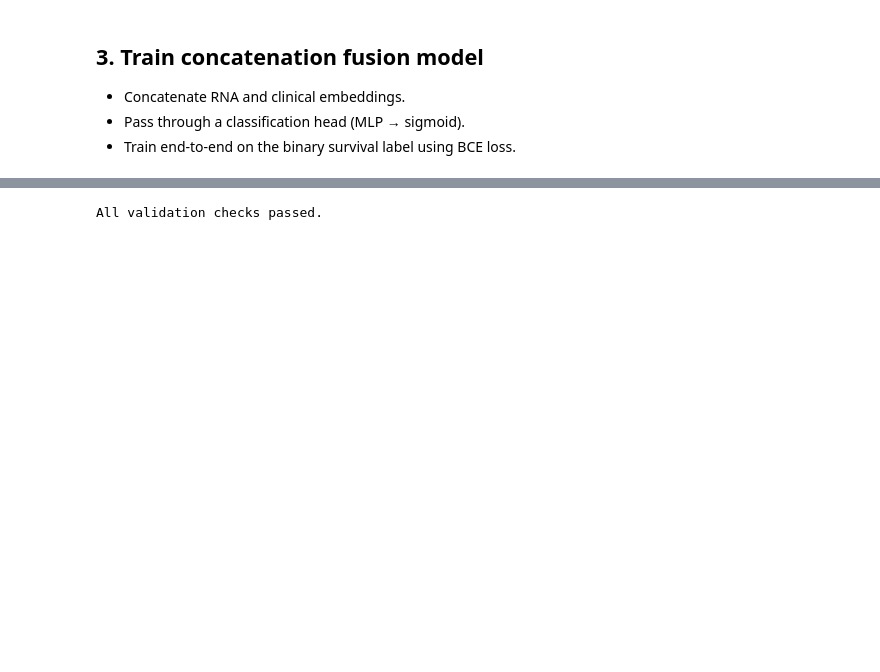
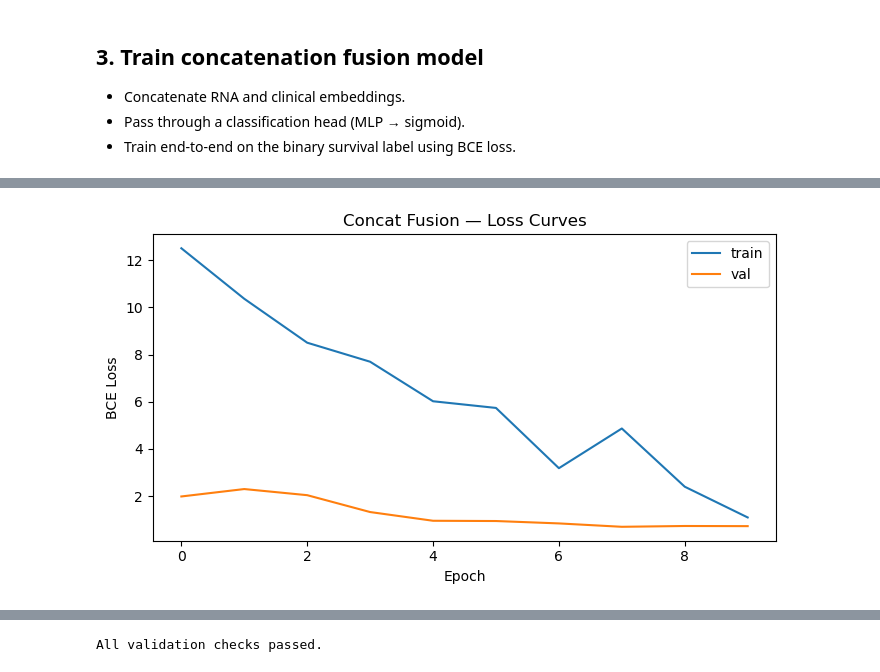
Before and after one commit to dpolioudakis/tcga-multimodal-survival, a Jupyter notebook: notebooks/08_train_multimodal.ipynb, the cells around one changed output, grey strips where cells are left out. Drawn from its saved outputs; the diff is of its cells as text; code cells hidden in the pictures; blank space fills up the shorter version.

```diff
--- a/notebooks/08_train_multimodal.ipynb
+++ b/notebooks/08_train_multimodal.ipynb
@@ -101,24 +162,14 @@ display(X_train_df.head(), X_train_df.tail())
    - Encoders are shared across both fusion models.
 # %%
 # define shared RNA and clinical encoder architectures
-import torch
-import torch.nn as nn
-
-X_clin_train_df = pd.read_parquet(assembled_dir / "train/X_clinical.parquet")
-X_rna_train_df  = pd.read_parquet(assembled_dir / "train/X_rna.parquet")
-
-n_clin_features = X_clin_train_df.shape[1]
-n_rna_features  = X_rna_train_df.shape[1]
-print(f"Clinical features: {n_clin_features}, RNA features: {n_rna_features}")
-
 
 class RNAEncoder(nn.Module):
-    """MLP encoder for RNA features: 25k → 256 → 128."""
-    def __init__(self, input_dim: int, dropout: float = 0.3):
+    """MLP encoder for RNA features: 25k → 128 → 64."""
+    def __init__(self, input_dim: int, dropout: float = 0.5):
         super().__init__()
         self.net = nn.Sequential(
-            nn.Linear(input_dim, 256), nn.ReLU(), nn.Dropout(dropout),
-            nn.Linear(256, 128),       nn.ReLU(), nn.Dropout(dropout),
+            nn.Linear(input_dim, 128), nn.ReLU(), nn.Dropout(dropout),
+            nn.Linear(128, 64),       nn.ReLU(), nn.Dropout(dropout),
         )
 
     def forward(self, x: torch.Tensor) -> torch.Tensor:
@@ -127,7 +178,7 @@ class RNAEncoder(nn.Module):
 
 class ClinicalEncoder(nn.Module):
     """MLP encoder for clinical features: 98 → 64 → 64."""
-    def __init__(self, input_dim: int, dropout: float = 0.3):
+    def __init__(self, input_dim: int, dropout: float = 0.5):
         super().__init__()
         self.net = nn.Sequential(
             nn.Linear(input_dim, 64), nn.ReLU(), nn.Dropout(dropout),
@@ -138,10 +189,8 @@ class ClinicalEncoder(nn.Module):
         return self.net(x)
 
 
+# sanity check encoder output shapes
 rna_enc  = RNAEncoder(n_rna_features)
 clin_enc = ClinicalEncoder(n_clin_features)
-
-dummy_rna  = torch.zeros(4, n_rna_features)
-dummy_clin = torch.zeros(4, n_clin_features)
-print(f"RNA embedding shape:      {rna_enc(dummy_rna).shape}")
-print(f"Clinical embedding shape: {clin_enc(dummy_clin).shape}")
+print(f"RNA embedding shape:      {rna_enc(torch.zeros(4, n_rna_features)).shape}")
+print(f"Clinical embedding shape: {clin_enc(torch.zeros(4, n_clin_features)).shape}")
@@ -265,0 +294,11 @@ display(risk_tier_summary(y_val, y_val_pred_concat, "Concat MLP"))
+# %%
+# Val loss is lowest around epoch 10, so training was capped there
+
+n_epochs     = 10
+criterion    = nn.BCELoss()
+concat_model = ConcatFusionModel(RNAEncoder(n_rna_features), ClinicalEncoder(n_clin_features))
+concat_train_losses, concat_val_losses = train_model(
+    concat_model, train_loader, rna_val, clin_val, y_val_t, n_epochs
+)
+plot_losses(concat_train_losses, concat_val_losses, "Concat Fusion — Loss Curves")
+# %% [output]
@@ -265,0 +306 @@ display(risk_tier_summary(y_val, y_val_pred_concat, "Concat MLP"))
+[figure, added]
```
Also changed, not shown: parts of 24 cells of this notebook, 8 other files.
